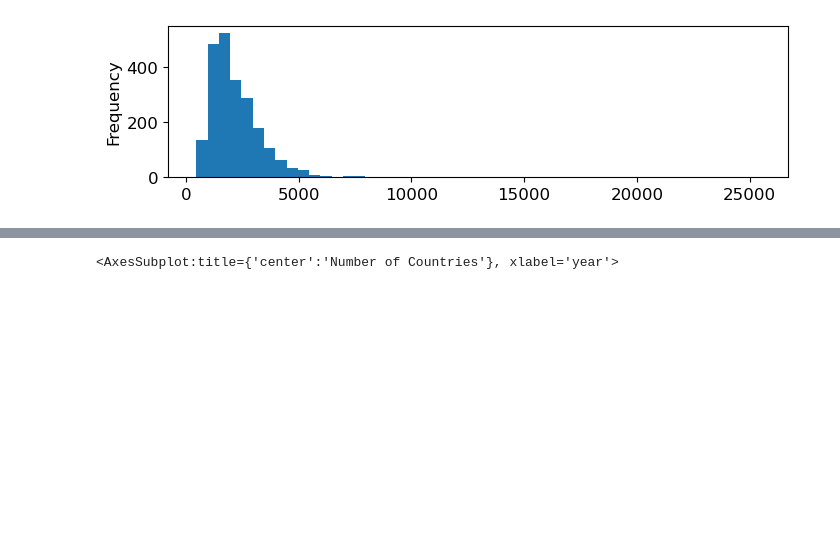
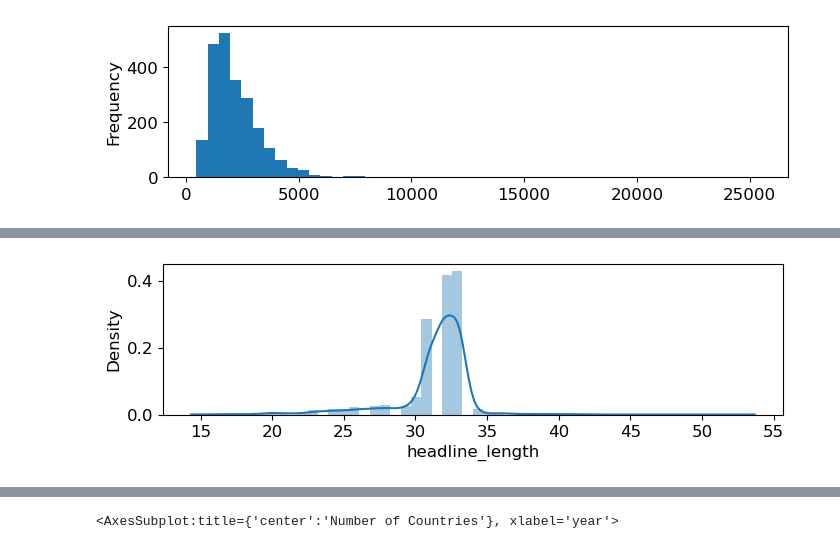
Before and after one commit to furyhawk/text_summarization, a Jupyter notebook: notebooks/explore_bbc_dataset.ipynb, the cells around one changed output, grey strips where cells are left out. Cells and saved outputs as stored; diff of their text form; code cells hidden in the pictures; blank space fills up the shorter version.

```diff
--- a/notebooks/explore_bbc_dataset.ipynb
+++ b/notebooks/explore_bbc_dataset.ipynb
@@ -115,0 +152,8 @@ sns.distplot(df['length'], bins=30, kde=True);
+# %%
+# seaborn plot with gaussian kernel density estimate
+import seaborn as sns
+
+plt.figure(figsize=(8, 2))
+sns.distplot(df['headline_length'], bins=50, kde=True);
+# %% [output]
+[figure, added]
```
Also changed, not shown: parts of 19 cells of this notebook, 4 other files.
